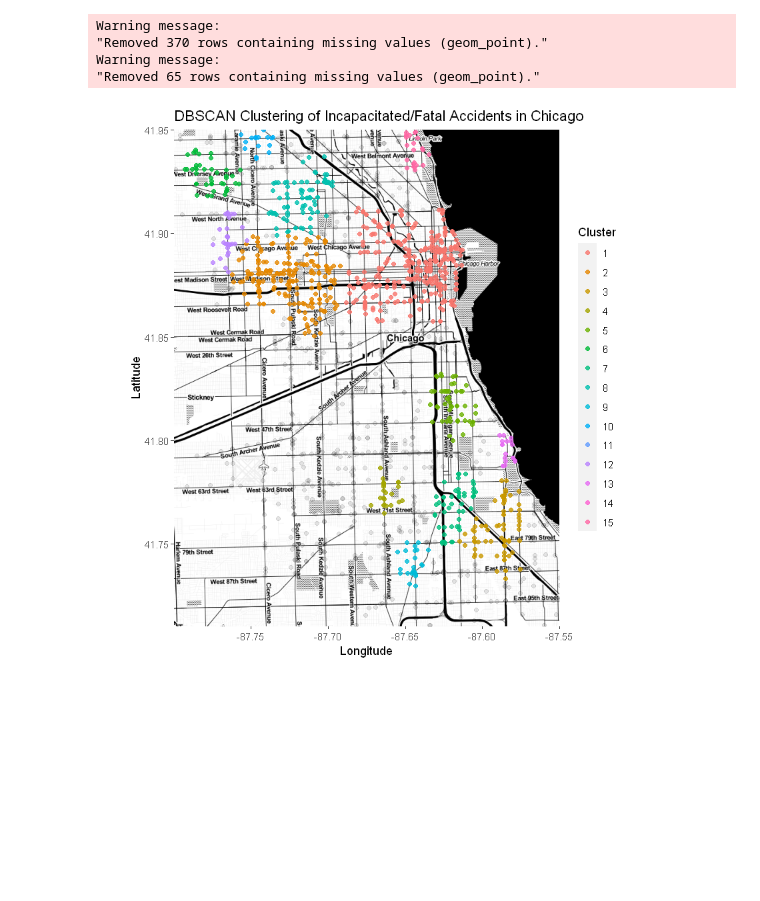
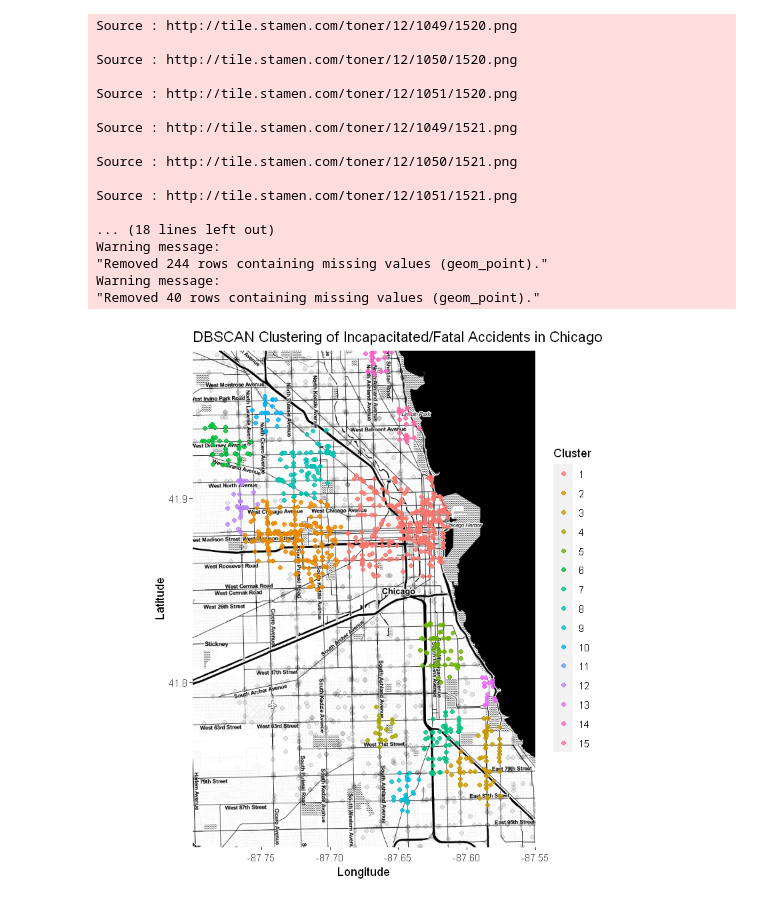
Before and after one commit to hetankevin/Chicago-Traffic-Accidents, a Jupyter notebook: chicagoLocations.ipynb, the cells around one changed output. Cells and saved outputs as stored; diff of their text form; code cells hidden in the pictures; blank space fills up the shorter version.

```diff
--- a/chicagoLocations.ipynb
+++ b/chicagoLocations.ipynb
@@ -35,11 +41,21 @@ Warning message:
 # %%
 ### BEGIN SOLUTION
 traffic <- read_csv("chicagotraffic2019.csv")
+
 traffic = traffic %>% filter(!is.na(LATITUDE), !is.na(LONGITUDE),
-                             LATITUDE>41, LATITUDE<43,
-                             LONGITUDE>(-89), LONGITUDE<(-86))
+                             LATITUDE>0, LONGITUDE<0)
 traffic_injuries = traffic %>% filter((INJURIES_FATAL+INJURIES_INCAPACITATING) > 0, !is.na(INJURIES_FATAL))
 traffic %>% head
+
+downtown_traffic = traffic %>% filter(LATITUDE > 41.86, LATITUDE < 41.918,
+                                    LONGITUDE > -87.66, LONGITUDE < -87.606)
+downtown_injuries = traffic_injuries %>% filter(LATITUDE > 41.86, LATITUDE < 41.918,
+                                    LONGITUDE > -87.66, LONGITUDE < -87.606)
+
+print(c(left = min(traffic$LONGITUDE, na.rm=TRUE),
+                                  bottom = min(traffic$LATITUDE, na.rm=TRUE),
+                                  right = max(traffic$LONGITUDE, na.rm=TRUE),
+                                  top = max(traffic$LATITUDE, na.rm=TRUE)))
 # %% [output]
 Warning message:
 "Missing column names filled in: 'X1' [1]"
@@ -181,23 +266,36 @@ Warning message:
 # %%
 chicago_zoom_toner <- get_stamenmap(bbox = c(left = -87.8,
                                   bottom = 41.71,
                                   right = -87.55,
-                                  top = 41.95),
+                                  top = 41.98),
                          zoom = 12, maptype="toner")
 
 clusters = dbscan(traffic_injuries %>% select(LATITUDE, LONGITUDE), eps=0.01, minPts = 20)
 
 traffic_injuries = traffic_injuries %>% mutate(cluster = clusters$cluster)
 Cluster = as.factor((traffic_injuries %>% filter(cluster>0))$cluster)
 
 ggmap(chicago_zoom_toner) +
 geom_point(data=traffic_injuries %>% filter(cluster==0), aes(x = LONGITUDE , y = LATITUDE), alpha=0.1) +
 geom_point(data=traffic_injuries %>% filter(cluster>0),
            aes(x = LONGITUDE , y = LATITUDE, color=Cluster), alpha=0.8) +
 xlab("Longitude") + ylab("Latitude") + ggtitle("DBSCAN Clustering of Incapacitated/Fatal Accidents in Chicago")
 # %% [output]
+Source : http://tile.stamen.com/toner/12/1049/1520.png
+
+Source : http://tile.stamen.com/toner/12/1050/1520.png
+
+Source : http://tile.stamen.com/toner/12/1051/1520.png
+
+Source : http://tile.stamen.com/toner/12/1049/1521.png
+
+Source : http://tile.stamen.com/toner/12/1050/1521.png
+
+Source : http://tile.stamen.com/toner/12/1051/1521.png
+
+... (18 lines left out)
 Warning message:
-"Removed 370 rows containing missing values (geom_point)."
+"Removed 244 rows containing missing values (geom_point)."
 Warning message:
-"Removed 65 rows containing missing values (geom_point)."
+"Removed 40 rows containing missing values (geom_point)."
-[figure, old version]
+[figure, new version]
```
Also changed, not shown: parts of 18 cells of this notebook, 1 other file.
